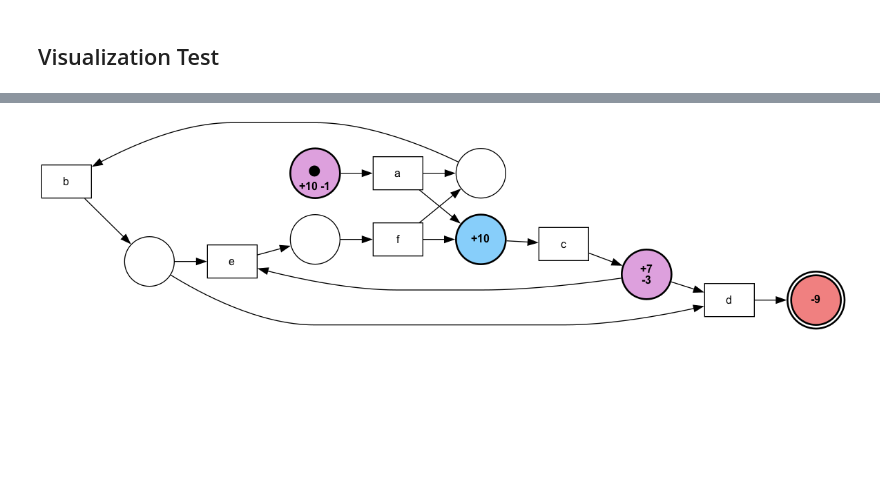
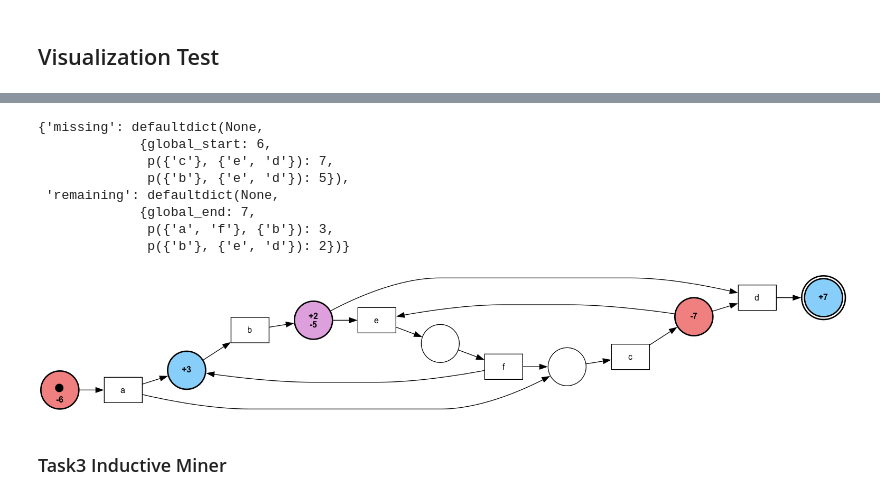
Before and after one commit to collinleiber/LMU_Master_Practical_SoSe24, a Jupyter notebook: practical/ProcessMining/group1/task4/token_replay_prototyping.ipynb, the cells around one changed output, grey strips where cells are left out. Saved outputs shown, nothing was run; the diff lists cells and outputs as text; code cells hidden in the pictures; blank space fills up the shorter version.

```diff
--- a/practical/ProcessMining/group1/task4/token_replay_prototyping.ipynb
+++ b/practical/ProcessMining/group1/task4/token_replay_prototyping.ipynb
@@ -8,9 +8,14 @@ from collections import defaultdict
 import pm4py
 import random
 from practical.ProcessMining.group1.shared.visualizer import Visualizer
-from practical.ProcessMining.group1.shared.utils import event_log_to_dataframe, read_txt_test_logs
+from practical.ProcessMining.group1.shared.utils import event_log_to_dataframe, read_txt_test_logs, event_log_to_csv
+from practical.ProcessMining.group1.task2.alphaminer import AlphaMiner
+from practical.ProcessMining.group1.task3.inductiveminer import InductiveMiner
+from practical.ProcessMining.group1.task3.inductiveminer_infrequent import InductiveMinerInfrequent
 
 logs = read_txt_test_logs("../shared/example_files/simple_event_logs.txt")
+LOG_KEY="L2"
+
 vizard = Visualizer()
 # %% [markdown]
 ## Visualization Test
@@ -102,0 +59,6 @@ vizard.display(graph_fitness)
+# %%
+miner = AlphaMiner(event_log_to_csv(logs[LOG_KEY]))
+graph = miner.build_and_visualize_petrinet()
+
+net, initial_marking, final_marking = miner.get_petrinet()
+places = net.places
@@ -103,4 +69,19 @@ vizard.display(graph_fitness)
+# %%
+missing_remaining_tokens = mock_missing_remaining_tokens(places)
+missing_remaining_tokens
+# %% [output]
+{'missing': defaultdict(None,
+             {global_start: 6,
+              p({'c'}, {'e', 'd'}): 7,
+              p({'b'}, {'e', 'd'}): 5}),
+ 'remaining': defaultdict(None,
+             {global_end: 7,
+              p({'a', 'f'}, {'b'}): 3,
+              p({'b'}, {'e', 'd'}): 2})}
 # %%
-vizard.display(vizard.get_petri_net(net, initial_marking, final_marking, mock_missing_remaining_tokens(places)))
+graph_fitness = vizard.get_petri_net(net, initial_marking, final_marking, missing_remaining_tokens)
+vizard.display(graph_fitness)
 # %% [output]
-[figure, old version]
+[figure, new version]
+# %% [markdown]
+### Task3 Inductive Miner
```
Also changed, not shown: parts of 23 cells of this notebook, 2 other files.
